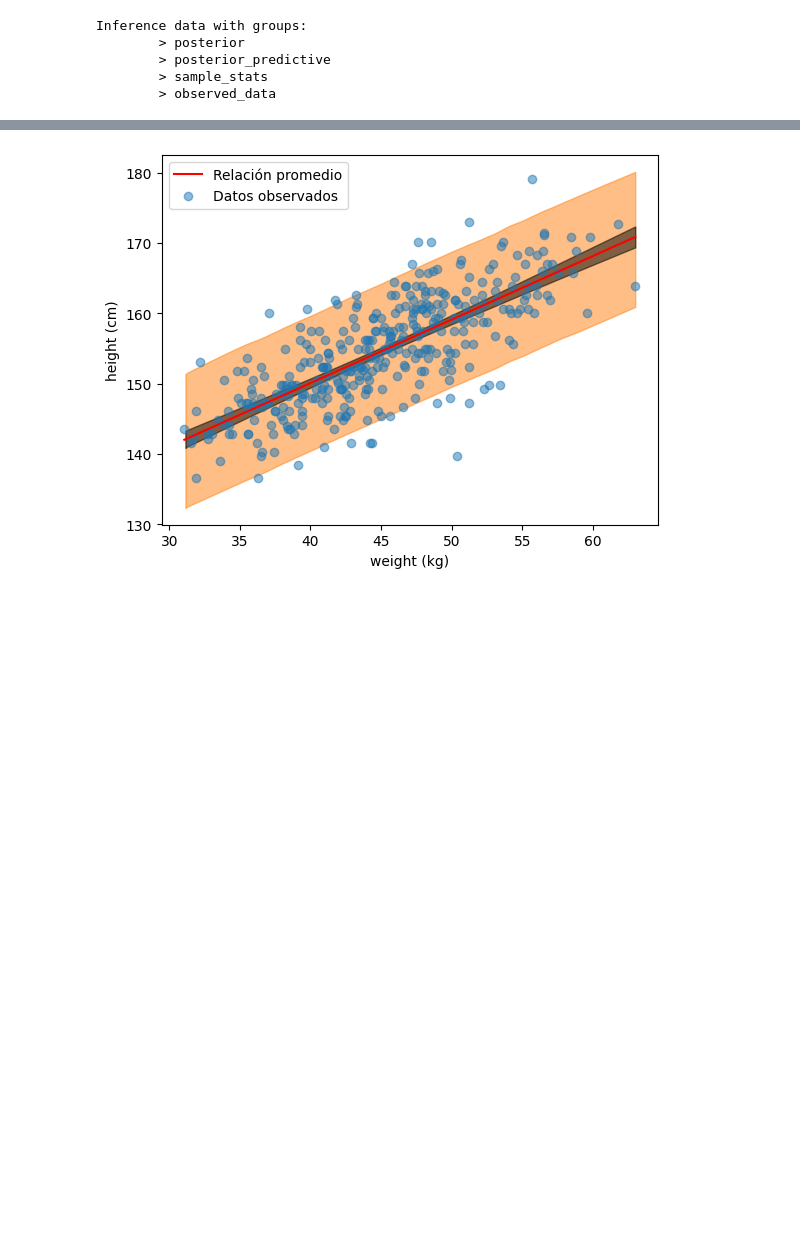
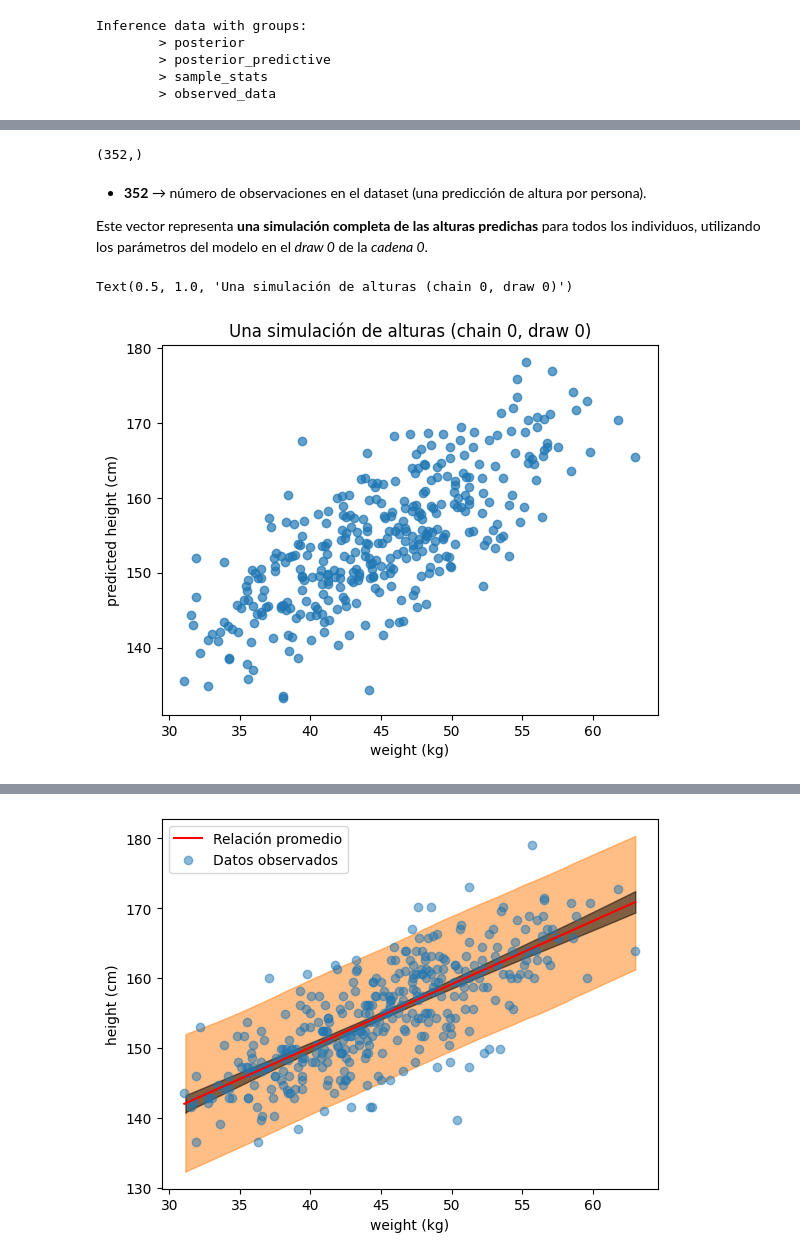
Before and after one commit to patymunoz/modelos-graficos-probabilisticos, a Jupyter notebook: docs/source/modulo1/M1-sesion8.ipynb, the cells around one changed output, grey strips where cells are left out. Drawn from its saved outputs; the diff is of its cells as text; code cells hidden in the pictures; blank space fills up the shorter version.

```diff
--- a/docs/source/modulo1/M1-sesion8.ipynb
+++ b/docs/source/modulo1/M1-sesion8.ipynb
@@ -671,0 +713,3 @@ Inference data with groups:
+# %%
+y_pred1 = idata.posterior_predictive["altura"]
+y_pred1
@@ -671,0 +773,3 @@ Inference data with groups:
+# %%
+draw0 = y_pred1.sel(chain=0, draw=0)
+draw0
@@ -671,0 +794,16 @@ Inference data with groups:
+# %%
+draw0.shape
+# %% [output]
+(352,)
+# %% [markdown]
+- **352** → número de observaciones en el dataset (una predicción de altura por persona).
+
+Este vector representa **una simulación completa de las alturas predichas** para todos los individuos, utilizando los parámetros del modelo en el *draw 0* de la *cadena 0*.
+# %%
+plt.scatter(adultos.weight, draw0, alpha=0.7)
+plt.xlabel("weight (kg)")
+plt.ylabel("predicted height (cm)")
+plt.title("Una simulación de alturas (chain 0, draw 0)")
+# %% [output]
+Text(0.5, 1.0, 'Una simulación de alturas (chain 0, draw 0)')
+[figure, added]
```
Also changed, not shown: parts of 42 cells of this notebook, 18 other files.
